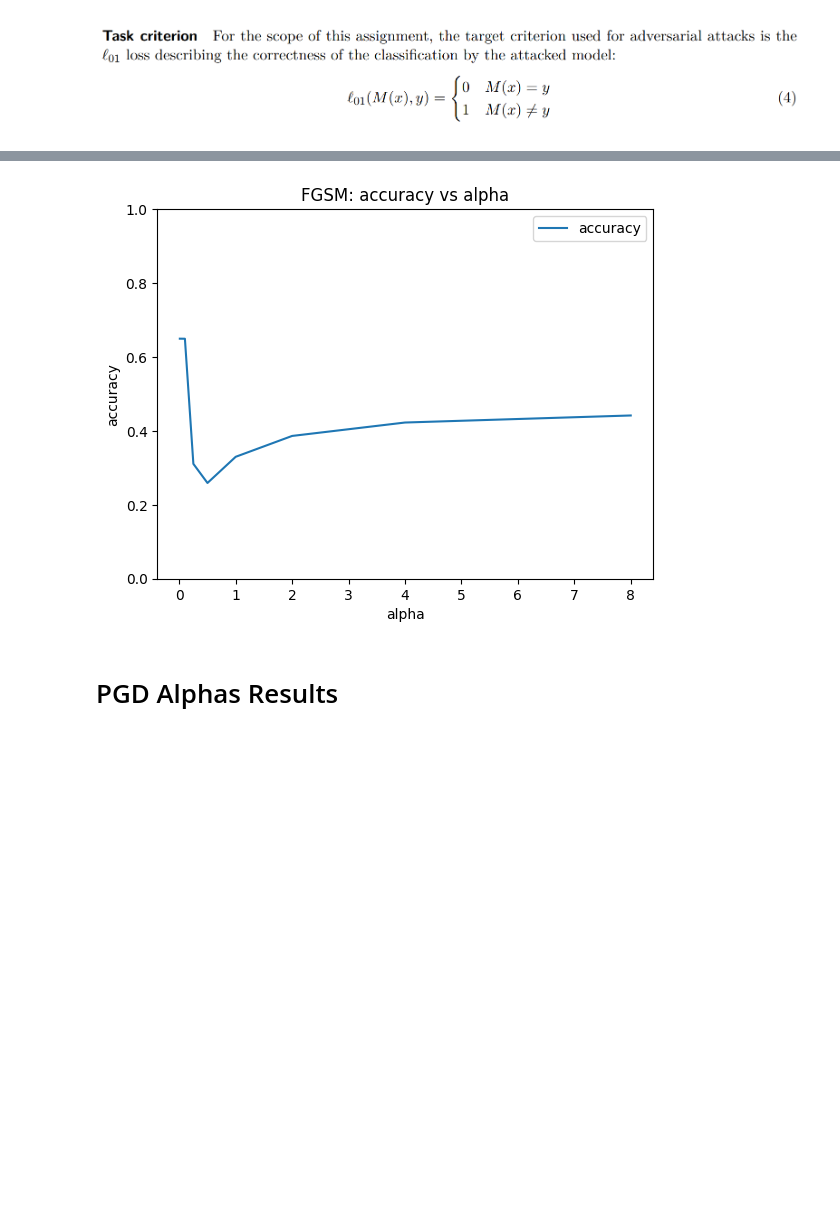
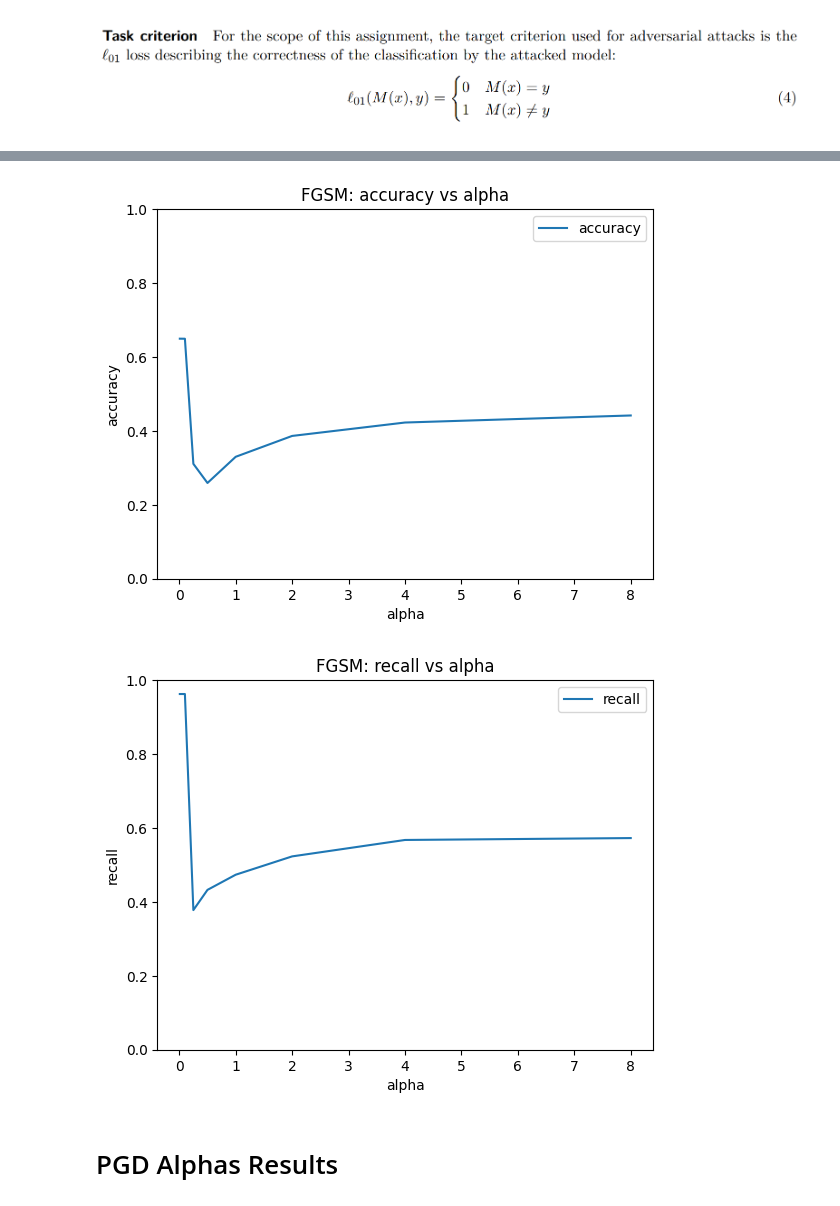
Before and after one commit to xOmer12/adv_attacks_text_classification, a Jupyter notebook: visualizations.ipynb, the cells around one changed output, grey strips where cells are left out. Drawn from its saved outputs; the diff is of its cells as text; code cells hidden in the pictures; blank space fills up the shorter version.

```diff
--- a/visualizations.ipynb
+++ b/visualizations.ipynb
@@ -20,7 +22,7 @@ for result_file in result_files:
 ![image.png](attachment:image.png)
 # %%
 alpha_ablation_dict = {}
-for result, result_file in zip(FGSM_results, result_files):
+for result, result_file in zip(FGSM_results, FGSM_results_files):
     alpha = float(result_file.split('_')[4])
     result_raw_metrics = [result[r] for r in result]
     true_labels = [r['true_label'] for r in result_raw_metrics]
@@ -28,35 +30,49 @@ for result, result_file in zip(FGSM_results, result_files):
 
     # l (0-1) loss - 1 if true != predicted
     l_loss = [int(true != pred) for true, pred in zip(true_labels, predicted_labels)]
     ASR = np.mean(l_loss)
     accuracy = accuracy_score(true_labels, predicted_labels)
-    alpha_ablation_dict[alpha] = {'ASR': ASR, 'accuracy': accuracy}
+    recall = recall_score(true_labels, predicted_labels)
+    alpha_ablation_dict[alpha] = {'ASR': ASR, 'accuracy': accuracy, 'recall': recall}
     # print(f'alpha: {alpha}, ASR: {ASR}, accuracy: {accuracy}')
 
-# plot ASR
+
 alpha_ablation_dict = dict(sorted(alpha_ablation_dict.items()))
 alphas = list(alpha_ablation_dict.keys())
 ASRs = [alpha_ablation_dict[a]['ASR'] for a in alphas]
 accuracies = [alpha_ablation_dict[a]['accuracy'] for a in alphas]
+recalls = [alpha_ablation_dict[a]['recall'] for a in alphas]
+
+# plot ASR
 plt.plot(alphas, ASRs, label='ASR')
 plt.xlabel('alpha')
 plt.ylabel('ASR')
 plt.ylim(0, 1)
 plt.title('FGSM: ASR vs alpha')
 plt.legend()
 plt.show()
 
 # plot accuracy
 plt.plot(alphas, accuracies, label='accuracy')
 plt.xlabel('alpha')
 plt.ylabel('accuracy')
 plt.ylim(0, 1)
 plt.title('FGSM: accuracy vs alpha')
 plt.legend()
 plt.show()
+
+# plot recall
+plt.plot(alphas, recalls, label='recall')
+plt.xlabel('alpha')
+plt.ylabel('recall')
+plt.ylim(0, 1)
+plt.title('FGSM: recall vs alpha')
+plt.legend()
+plt.show()
 # %% [output]
 [figure]
 [figure]
+[figure, added]
 # %% [markdown]
 # PGD Alphas Results
 # %%
```
Also changed, not shown: parts of 12 cells of this notebook, 3 other files.
